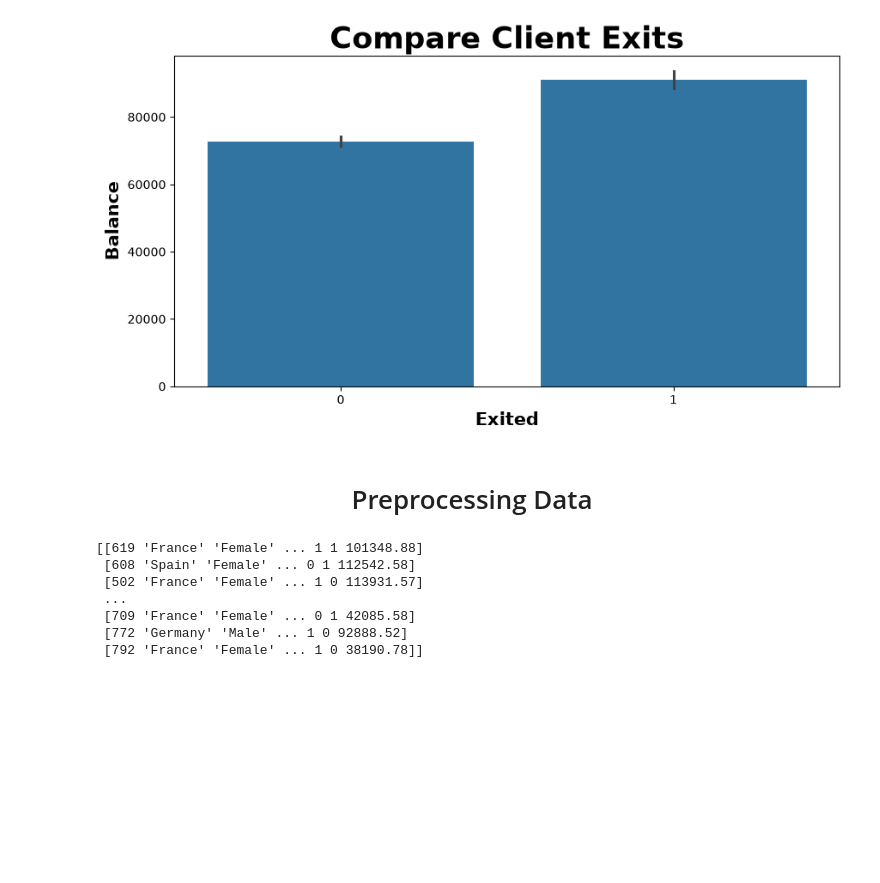
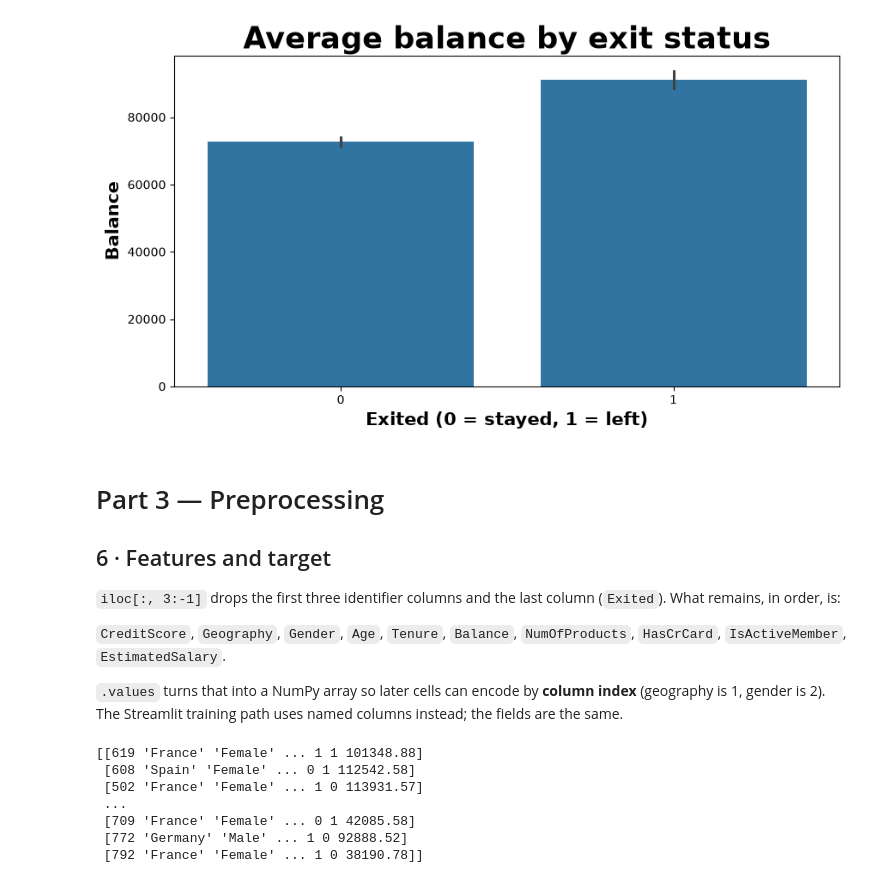
Before and after one commit to MWPerrineJr/completed-projects, a Jupyter notebook: ChurnAnalysis/ann.ipynb, the cells around one changed output. Drawn from its saved outputs; the diff is of its cells as text; code cells hidden in the pictures; blank space fills up the shorter version.

```diff
--- a/ChurnAnalysis/ann.ipynb
+++ b/ChurnAnalysis/ann.ipynb
@@ -14,5 +66,23 @@ from sklearn.metrics import confusion_matrix, accuracy_score
 # %%
-# Import dataset and view the first 5 rows.
-ds = pd.read_csv('/Users/michaelperrine/Library/CloudStorage/OneDrive-Personal/my_portfolio_files/Churn_Modelling.csv')
+# Prefer a CSV sitting next to the notebook. Fall back to the original OneDrive
+# path so this cell still runs on the machine where the file was first copied.
+candidates = [
+    Path("Churn_Modelling.csv"),
+    Path("churn_model.csv"),
+    Path("ChurnAnalysis/Churn_Modelling.csv"),
+    Path("ChurnAnalysis/churn_model.csv"),
+    Path(
+        "/Users/michaelperrine/Library/CloudStorage/OneDrive-Personal/"
+        "my_portfolio_files/Churn_Modelling.csv"
+    ),
+]
+csv_path = next((p for p in candidates if p.exists()), None)
+if csv_path is None:
+    raise FileNotFoundError(
+        "Put Churn_Modelling.csv (or churn_model.csv) in the ChurnAnalysis folder."
+    )
+
+ds = pd.read_csv(csv_path)
+print(f"loaded {csv_path} — {len(ds):,} rows x {ds.shape[1]} columns")
 ds.head()
 # %% [output]
@@ -49,14 +142,20 @@ plt.show()
 # %%
-# Build a bar plot with seaborn to compare client exits.
-plt.figure(figsize=(10,5))
-sns.barplot(data = ds, x = 'Exited', y = 'Balance')
-plt.title('Compare Client Exits', fontsize = 25, weight = 'bold')
-plt.xlabel('Exited', fontsize = 15, weight = 'bold')
-plt.ylabel('Balance', fontsize = 15, weight = 'bold')
-
+plt.figure(figsize=(10, 5))
+sns.barplot(data=ds, x="Exited", y="Balance")
+plt.title("Average balance by exit status", fontsize=25, weight="bold")
+plt.xlabel("Exited (0 = stayed, 1 = left)", fontsize=15, weight="bold")
+plt.ylabel("Balance", fontsize=15, weight="bold")
 plt.show()
 # %% [output]
-[figure, old version]
+[figure, new version]
-# %% [markdown]
-<h1><center>Preprocessing Data</center></h1>
+# %% [markdown]
+# Part 3 — Preprocessing
+
+## 6 · Features and target
+
+`iloc[:, 3:-1]` drops the first three identifier columns and the last column (`Exited`). What remains, in order, is:
+
+`CreditScore`, `Geography`, `Gender`, `Age`, `Tenure`, `Balance`, `NumOfProducts`, `HasCrCard`, `IsActiveMember`, `EstimatedSalary`.
+
+`.values` turns that into a NumPy array so later cells can encode by **column index** (geography is 1, gender is 2). The Streamlit training path uses named columns instead; the fields are the same.
 # %%
```
Also changed, not shown: parts of 40 cells of this notebook, 11 other files.
